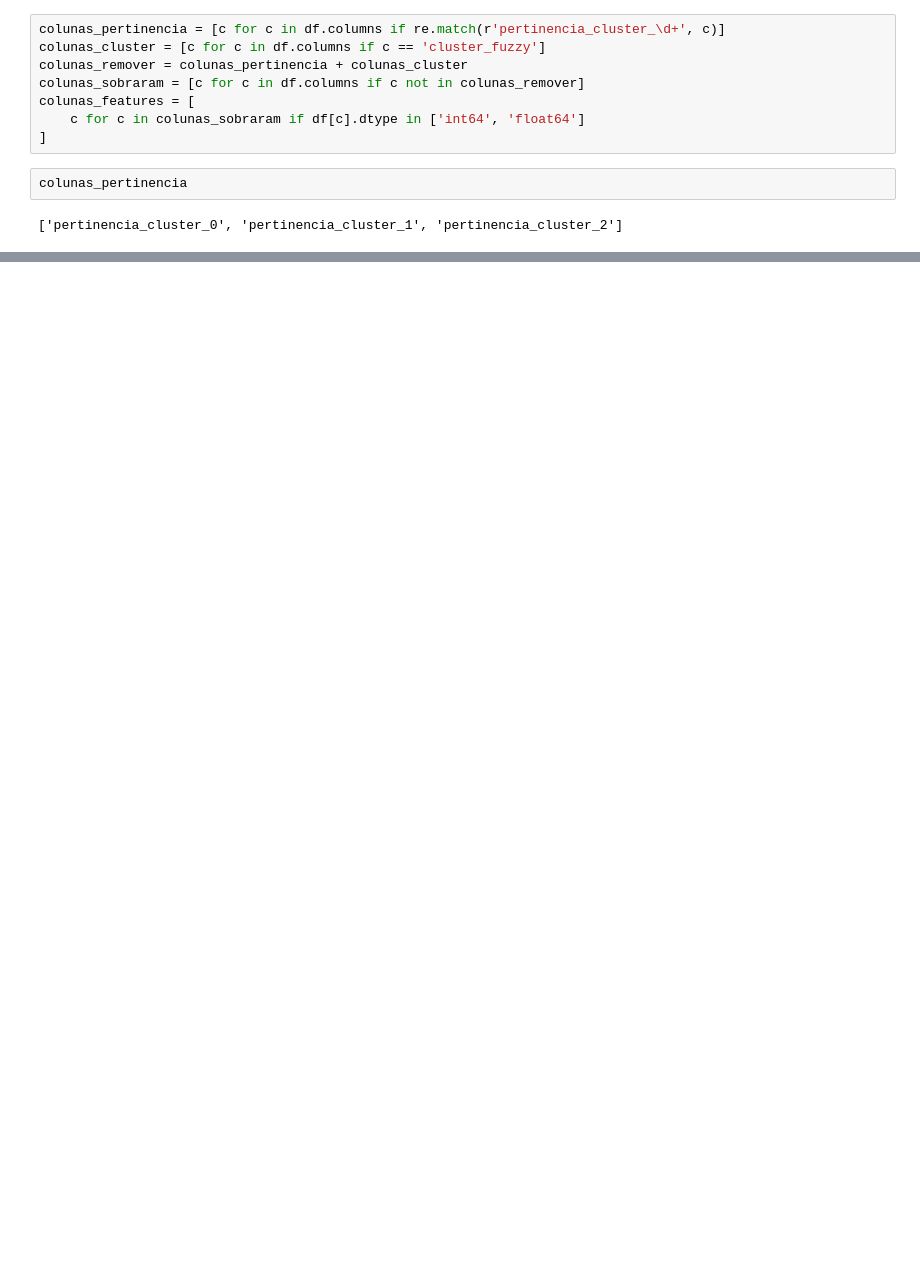
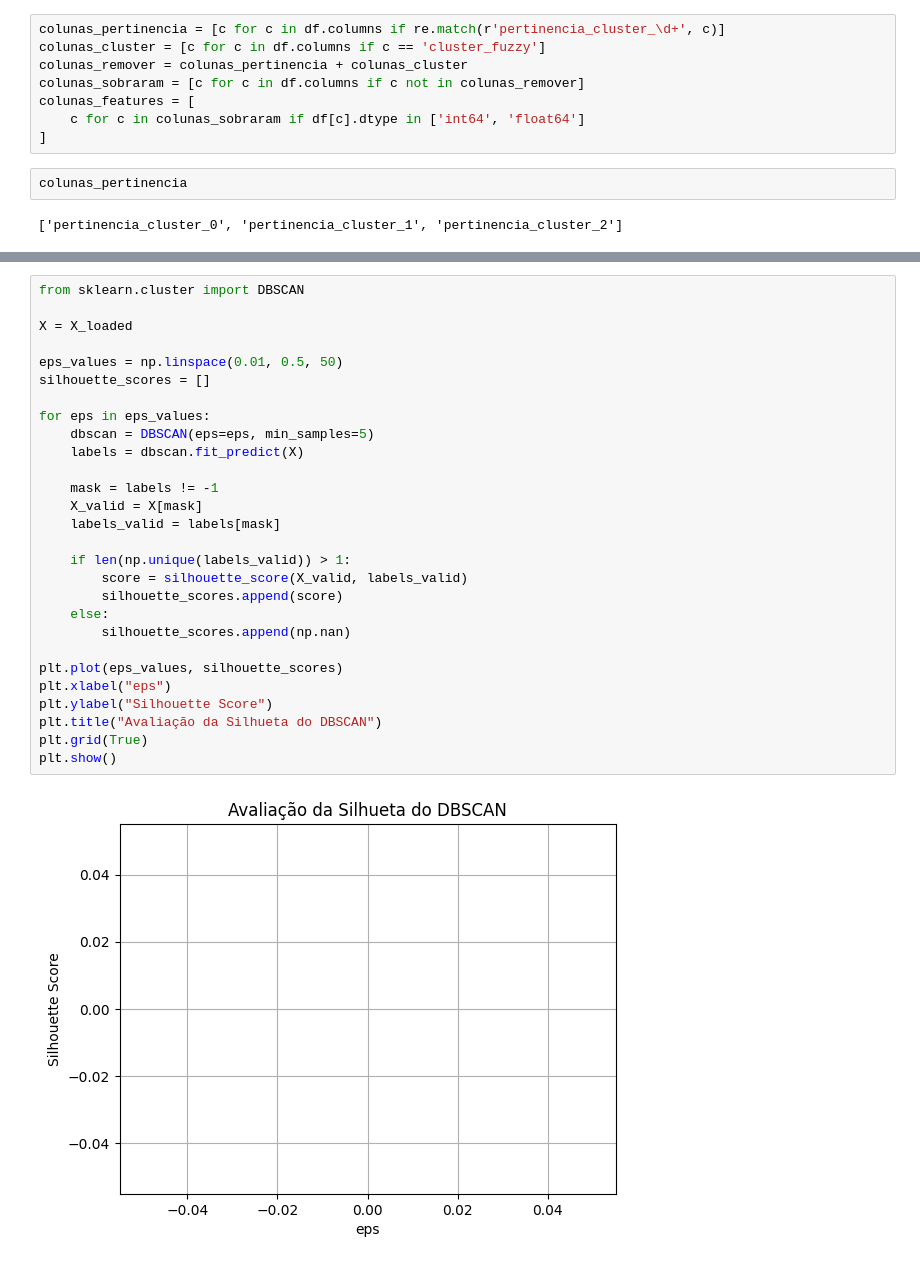
Before and after one commit to BrunoWolf03/TCC-TIM, a Jupyter notebook: analise_cluster.ipynb, the cells around one changed output, grey strips where cells are left out. Cells and saved outputs as stored; diff of their text form; blank space fills up the shorter version.

```diff
--- a/analise_cluster.ipynb
+++ b/analise_cluster.ipynb
@@ -207,0 +234,30 @@ plt.show()
+# %%
+from sklearn.cluster import DBSCAN
+
+X = X_loaded
+
+eps_values = np.linspace(0.01, 0.5, 50)
+silhouette_scores = []
+
+for eps in eps_values:
+    dbscan = DBSCAN(eps=eps, min_samples=5)
+    labels = dbscan.fit_predict(X)
+
+    mask = labels != -1
+    X_valid = X[mask]
+    labels_valid = labels[mask]
+
+    if len(np.unique(labels_valid)) > 1:
+        score = silhouette_score(X_valid, labels_valid)
+        silhouette_scores.append(score)
+    else:
+        silhouette_scores.append(np.nan)
+
+plt.plot(eps_values, silhouette_scores)
+plt.xlabel("eps")
+plt.ylabel("Silhouette Score")
+plt.title("Avaliação da Silhueta do DBSCAN")
+plt.grid(True)
+plt.show()
+# %% [output]
+[figure, added]
```
Also changed, not shown: parts of 10 cells of this notebook, 12 other files.
